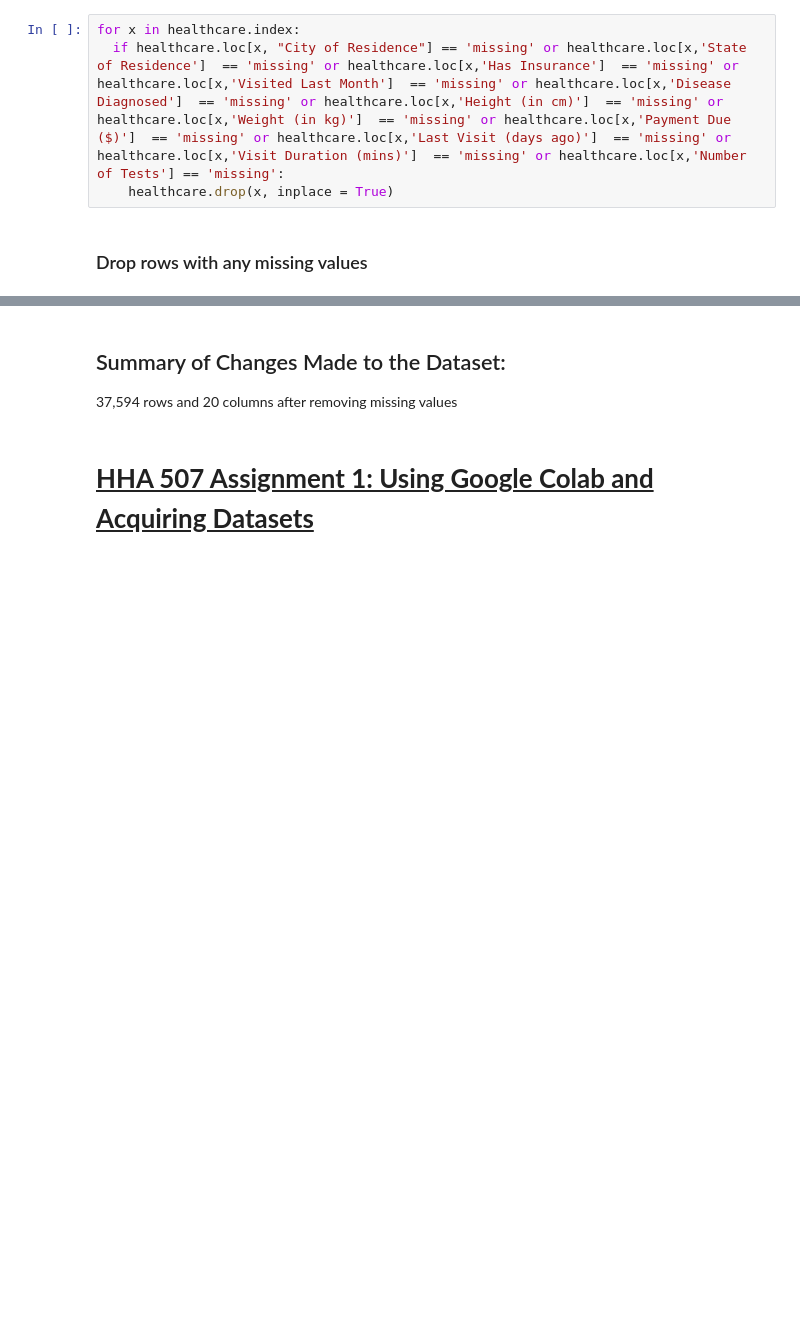
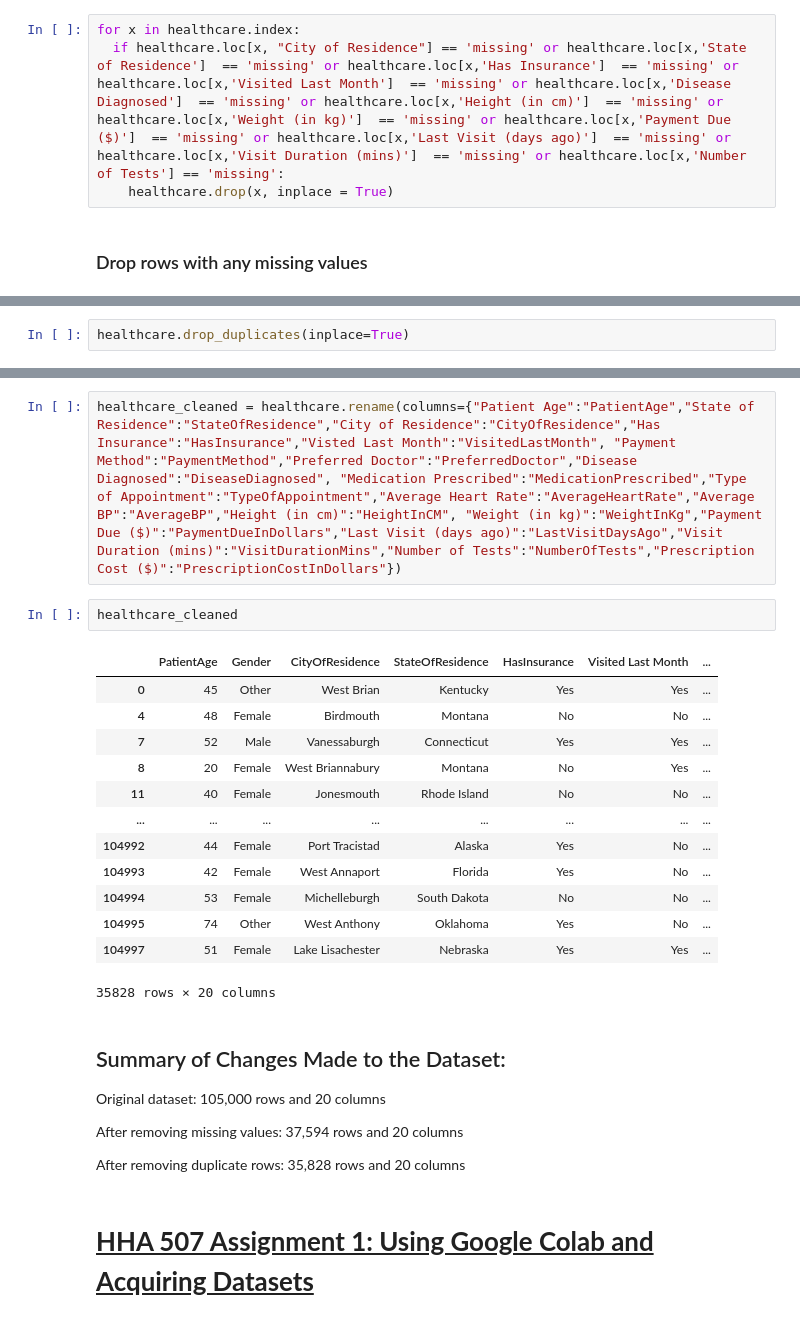
Before and after one commit to bonitr02/datasci_2_manipulation, a Jupyter notebook: HHA507_datasci_loading.ipynb, the cells around one changed output, grey strips where cells are left out. Drawn from its saved outputs; the diff is of its cells as text; blank space fills up the shorter version.

```diff
--- a/HHA507_datasci_loading.ipynb
+++ b/HHA507_datasci_loading.ipynb
@@ -131,0 +129,2 @@ list(healthcare)
+# %%
+healthcare.drop_duplicates(inplace=True)
@@ -132,7 +144,29 @@ list(healthcare)
+# %%
+healthcare_cleaned = healthcare.rename(columns={"Patient Age":"PatientAge","State of Residence":"StateOfResidence","City of Residence":"CityOfResidence","Has Insurance":"HasInsurance","Visted Last Month":"VisitedLastMonth", "Payment Method":"PaymentMethod","Preferred Doctor":"PreferredDoctor","Disease Diagnosed":"DiseaseDiagnosed", "Medication Prescribed":"MedicationPrescribed","Type of Appointment":"TypeOfAppointment","Average Heart Rate":"AverageHeartRate","Average BP":"AverageBP","Height (in cm)":"HeightInCM", "Weight (in kg)":"WeightInKg","Payment Due ($)":"PaymentDueInDollars","Last Visit (days ago)":"LastVisitDaysAgo","Visit Duration (mins)":"VisitDurationMins","Number of Tests":"NumberOfTests","Prescription Cost ($)":"PrescriptionCostInDollars"})
+# %%
+healthcare_cleaned
+# %% [output]
+|  | PatientAge | Gender | CityOfResidence | StateOfResidence | HasInsurance | Visited Last Month | ... |
+| 0 | 45 | Other | West Brian | Kentucky | Yes | Yes | ... |
+| 4 | 48 | Female | Birdmouth | Montana | No | No | ... |
+| 7 | 52 | Male | Vanessaburgh | Connecticut | Yes | Yes | ... |
+| 8 | 20 | Female | West Briannabury | Montana | No | Yes | ... |
+| 11 | 40 | Female | Jonesmouth | Rhode Island | No | No | ... |
+| ... | ... | ... | ... | ... | ... | ... | ... |
+| 104992 | 44 | Female | Port Tracistad | Alaska | Yes | No | ... |
+| 104993 | 42 | Female | West Annaport | Florida | Yes | No | ... |
+| 104994 | 53 | Female | Michelleburgh | South Dakota | No | No | ... |
+| 104995 | 74 | Other | West Anthony | Oklahoma | Yes | No | ... |
+| 104997 | 51 | Female | Lake Lisachester | Nebraska | Yes | Yes | ... |
+35828 rows × 20 columns
 # %% [markdown]
 ## Summary of Changes Made to the Dataset:
 
-37,594 rows and 20 columns after removing missing values
+Original dataset: 105,000 rows and 20 columns
+
+After removing missing values: 37,594 rows and 20 columns
+
+After removing duplicate rows: 35,828 rows and 20 columns
 # %% [markdown]
 #  <u> <b> HHA 507 Assignment 1: Using Google Colab and Acquiring Datasets
 # %% [markdown]
```
Also changed, not shown: parts of 14 cells of this notebook.
